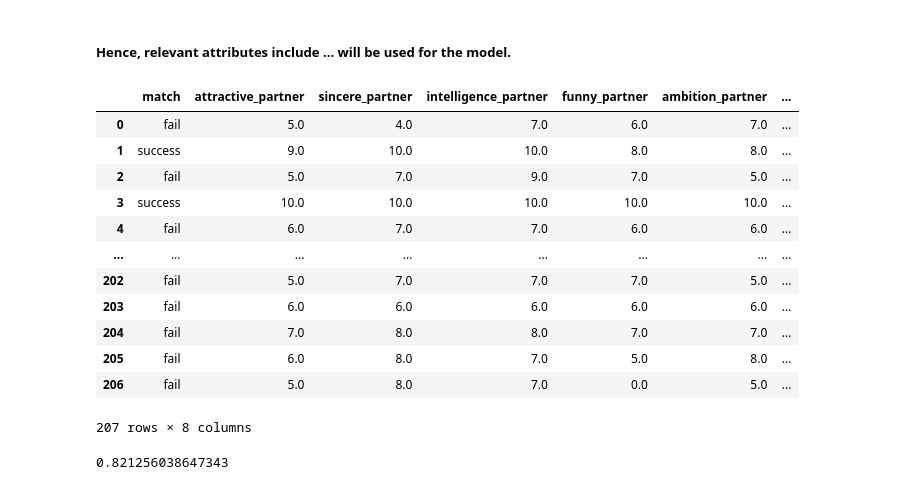
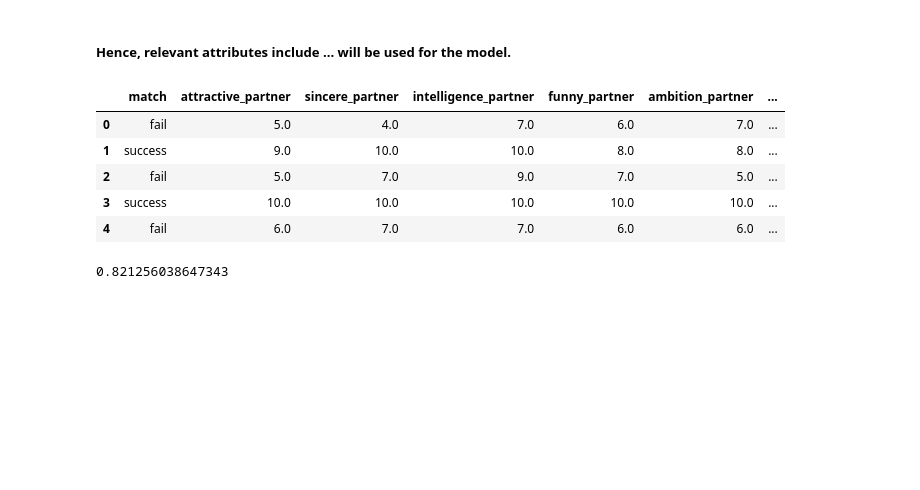
Before and after one commit to mkimur02/final_project_dsci100, a Jupyter notebook: Untitled.ipynb, the cells around one changed output. Drawn from its saved outputs; the diff is of its cells as text; code cells hidden in the pictures; blank space fills up the shorter version.

Commit message:
head of 5 for all datasets

```diff
--- a/Untitled.ipynb
+++ b/Untitled.ipynb
@@ -192,41 +192,34 @@ speeddating_train, speeddating_test = train_test_split(speeddating, test_size=0.
 
 speeddating_preprocessor = make_column_transformer(
     (StandardScaler(), [
         "attractive_partner", "sincere_partner","intelligence_partner", "funny_partner", "shared_interests_partner","ambition_partner"]),
 )
 
 knn_spec = KNeighborsClassifier(n_neighbors=3)
 
 X = speeddating_train[[
     "attractive_partner", "sincere_partner","intelligence_partner", "funny_partner", "shared_interests_partner","ambition_partner"]]
 y = speeddating_train["match"]
 
 speeddating_fit = make_pipeline(speeddating_preprocessor, knn_spec).fit(X, y)
 
 speeddating_test_predictions = speeddating_fit.predict(speeddating_test)
 speeddating_test_predictions = pd.concat(
     [
         speeddating_test.reset_index(drop=True),
         pd.DataFrame(speeddating_test_predictions, columns=["predicted"]),
     ],
     axis=1,
 )
 
-speeddating_test_predictions
+speeddating_test_predictions.head(5)
 # %% [output]
 |  | match | attractive_partner | sincere_partner | intelligence_partner | funny_partner | ambition_partner | ... |
 | 0 | fail | 5.0 | 4.0 | 7.0 | 6.0 | 7.0 | ... |
 | 1 | success | 9.0 | 10.0 | 10.0 | 8.0 | 8.0 | ... |
 | 2 | fail | 5.0 | 7.0 | 9.0 | 7.0 | 5.0 | ... |
 | 3 | success | 10.0 | 10.0 | 10.0 | 10.0 | 10.0 | ... |
 | 4 | fail | 6.0 | 7.0 | 7.0 | 6.0 | 6.0 | ... |
-| ... | ... | ... | ... | ... | ... | ... | ... |
-| 202 | fail | 5.0 | 7.0 | 7.0 | 7.0 | 5.0 | ... |
-| 203 | fail | 6.0 | 6.0 | 6.0 | 6.0 | 6.0 | ... |
-| 204 | fail | 7.0 | 8.0 | 8.0 | 7.0 | 7.0 | ... |
-| 205 | fail | 6.0 | 8.0 | 7.0 | 5.0 | 8.0 | ... |
-| 206 | fail | 5.0 | 8.0 | 7.0 | 0.0 | 5.0 | ... |
-207 rows × 8 columns
 # %%
 X_test = speeddating_test[[
     "attractive_partner", "sincere_partner","intelligence_partner", "funny_partner", "shared_interests_partner","ambition_partner"]]
```
Also changed, not shown: parts of 4 cells of this notebook.
